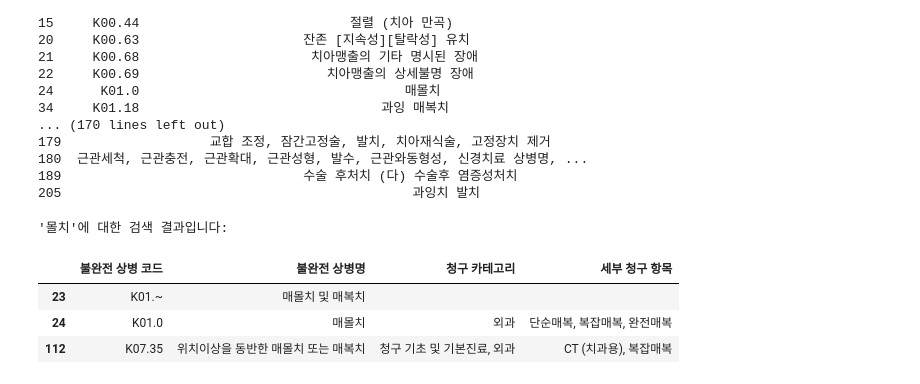
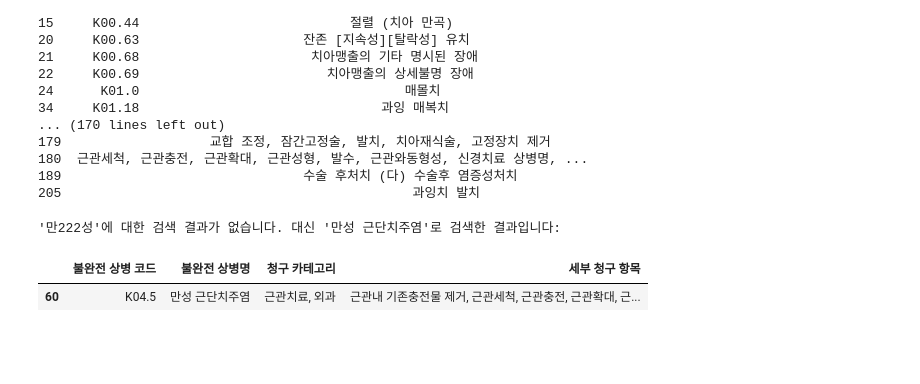
Before and after one commit to DonginJeon/Project, a Jupyter notebook: Personal/Dental/Code/merge.ipynb, the cells around one changed output. Saved outputs shown, nothing was run; the diff lists cells and outputs as text; code cells hidden in the pictures; blank space fills up the shorter version.

```diff
--- a/Personal/Dental/Code/merge.ipynb
+++ b/Personal/Dental/Code/merge.ipynb
@@ -549,6 +631,47 @@ class HangulSearch:
         "l": "ㅣ",
     }
 
+
+import re  # 단어 단위로 분할하기 위해 정규 표현식을 사용
+
+
+class HangulSearch:
+    eng_to_kor_dict = {
+        "r": "ㄱ",
+        "R": "ㄲ",
+        "s": "ㄴ",
+        "e": "ㄷ",
+        "E": "ㄸ",
+        "f": "ㄹ",
+        "a": "ㅁ",
+        "q": "ㅂ",
+        "Q": "ㅃ",
+        "t": "ㅅ",
+        "T": "ㅆ",
+        "d": "ㅇ",
+        "w": "ㅈ",
+        "W": "ㅉ",
+        "c": "ㅊ",
+        "z": "ㅋ",
+        "x": "ㅌ",
+        "v": "ㅍ",
+        "g": "ㅎ",
+        "k": "ㅏ",
+        "o": "ㅐ",
+        "i": "ㅑ",
+        "O": "ㅒ",
+        "j": "ㅓ",
+        "p": "ㅔ",
+        "u": "ㅕ",
+        "P": "ㅖ",
+        "h": "ㅗ",
+        "y": "ㅛ",
+        "n": "ㅜ",
+        "b": "ㅠ",
+        "m": "ㅡ",
+        "l": "ㅣ",
+    }
+
     def __init__(self, dataframe):
         self.dataframe = dataframe
 
@@ -556,26 +679,30 @@ class HangulSearch:
         """영어 입력을 한글 자모로 변환하는 함수"""
         return "".join(self.eng_to_kor_dict.get(char, char) for char in eng_text)
 
-    def correct_query(self, query):
-        """검색어를 DataFrame의 데이터를 참고하여 보정하는 함수"""
-        if all(
-            char.isalpha() and char.islower() for char in query
-        ):  # 모든 문자가 알파벳 소문자인 경우 한글로 변환
-            query = join_jamos(self.convert_eng_to_kor(query))
-
+    def correct_single_word(self, word):
+        """단어 하나에 대해 보정하는 함수"""
         max_score = 0
-        corrected = query
+        corrected_word = word
         for column in self.dataframe.columns:
             closest_match = process.extractOne(
-                query, self.dataframe[column], scorer=fuzz.WRatio
+                word, self.dataframe[column], scorer=fuzz.WRatio
             )
             if closest_match and closest_match[1] > max_score:
                 max_score = closest_match[1]
-                corrected = (
-                    closest_match[0] if max_score > 50 else query
-                )  # 유사도 50% 이상인 경우만 반환
+                # 유사도가 50% 이상일 때만 해당 단어로 교정 (여기서 만성처럼 부분적으로 맞는 단어만 교정)
+                if max_score > 50:
+                    corrected_word = closest_match[0]
+                    break  # 첫 번째 유사도가 높은 단어를 바로 선택하고 반복 종료
+        return corrected_word
 
-        return corrected
+    def correct_query(self, query):
+        """검색어를 각 단어별로 분할하여 보정하는 함수"""
+        words = re.findall(r"\w+", query)  # 입력 문자열을 단어 단위로 분할
+        corrected_words = [
+            self.correct_single_word(word) for word in words
+        ]  # 각 단어에 대해 보정 수행
+        corrected_query = " ".join(corrected_words)  # 수정된 단어들을 다시 결합
+        return corrected_query
 
     def search_in_dataframe(self, query):
         # 입력된 query에 해당하는 모든 열에서 부분일치 검색
@@ -594,35 +721,33 @@ class HangulSearch:
             result = self.dataframe[
                 self.dataframe.apply(
                     lambda row: row.astype(str)
                     .str.contains(corrected_query, case=False, na=False)
                     .any(),
                     axis=1,
                 )
             ]
             return result, corrected_query
 
         return result, None
 
 
 # 사용자 입력 예시
-user_input = "몰치"  # 사용자가 입력한 검색어
+user_input = "만222성"  # 사용자가 입력한 검색어
 
 # HangulSearch 클래스 인스턴스 생성 및 검색 수행
 searcher = HangulSearch(df)
 search_results, corrected_query = searcher.search_in_dataframe(user_input)
 
 # 결과 출력
 if corrected_query:
     print(
         f"'{user_input}'에 대한 검색 결과가 없습니다. 대신 '{corrected_query}'로 검색한 결과입니다:"
     )
 else:
     print(f"'{user_input}'에 대한 검색 결과입니다:")
 
 search_results
 # %% [output]
-'몰치'에 대한 검색 결과입니다:
+'만222성'에 대한 검색 결과가 없습니다. 대신 '만성 근단치주염'로 검색한 결과입니다:
 |  | 불완전 상병 코드 | 불완전 상병명 | 청구 카테고리 | 세부 청구 항목 |
-| 23 | K01.~ | 매몰치 및 매복치 |  |  |
-| 24 | K01.0 | 매몰치 | 외과 | 단순매복, 복잡매복, 완전매복 |
-| 112 | K07.35 | 위치이상을 동반한 매몰치 또는 매복치 | 청구 기초 및 기본진료, 외과 | CT (치과용), 복잡매복 |
+| 60 | K04.5 | 만성 근단치주염 | 근관치료, 외과 | 근관내 기존충전물 제거, 근관세척, 근관충전, 근관확대, 근... |
```
Also changed, not shown: parts of 4 cells of this notebook.
